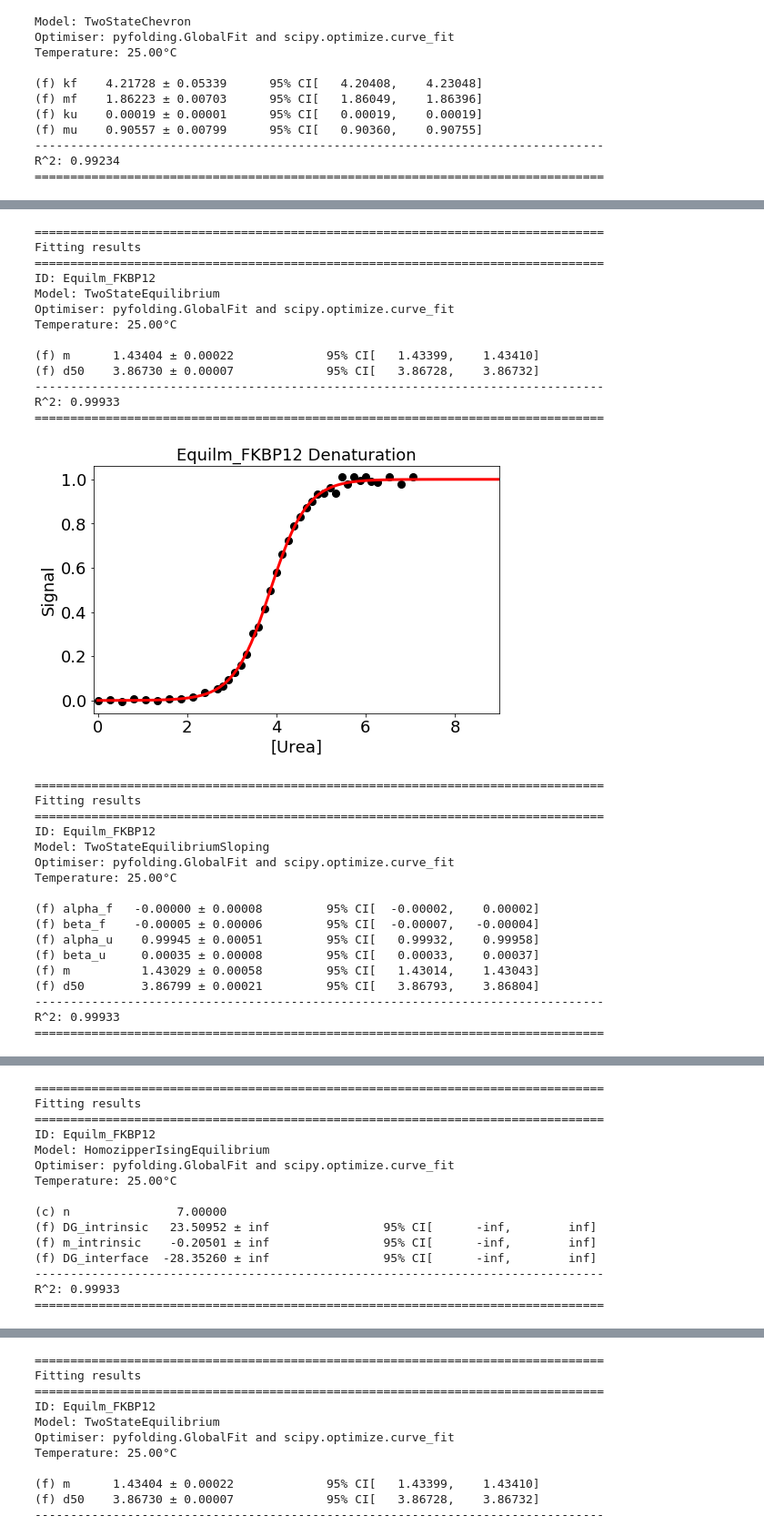
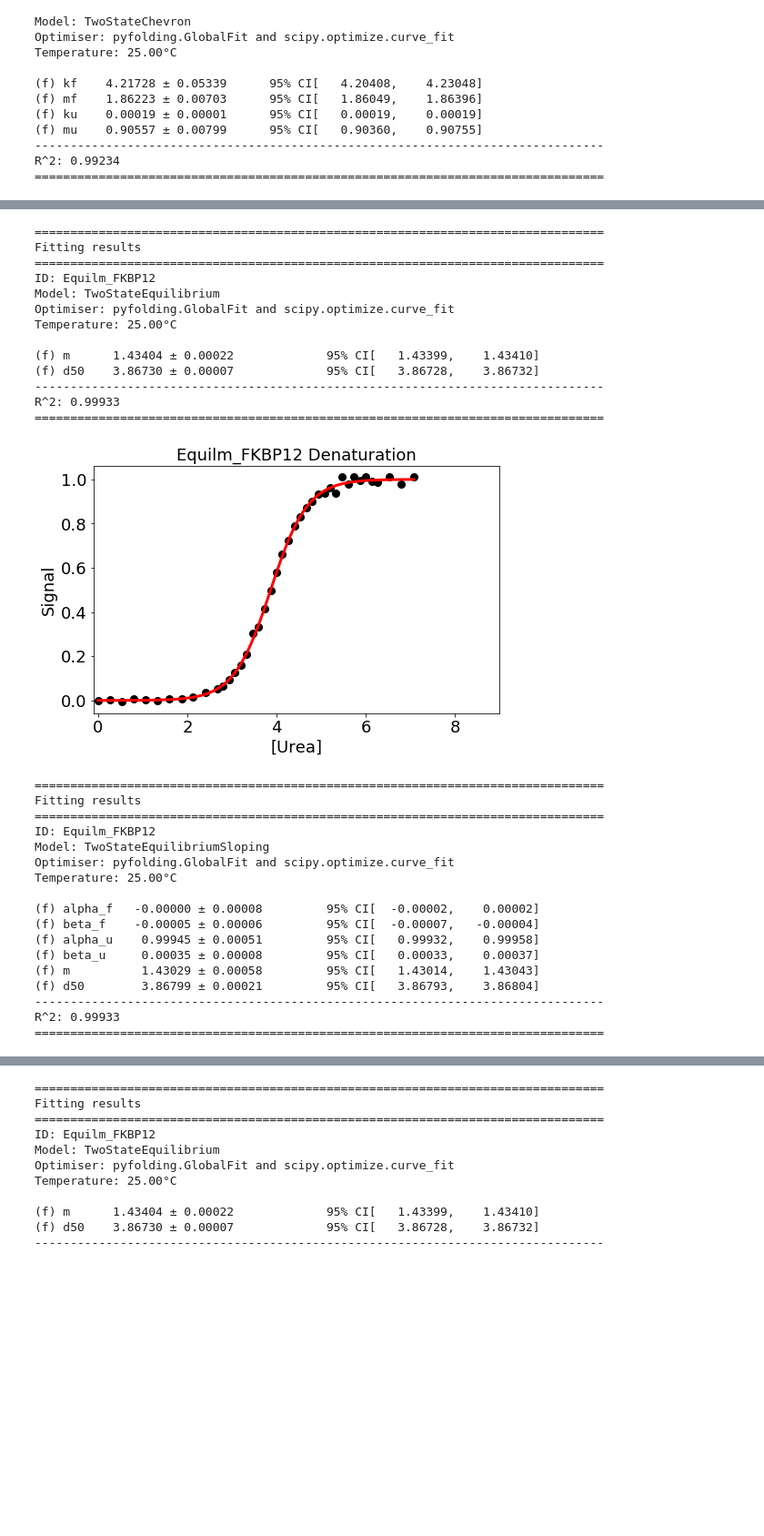
Before and after one commit to quantumjot/PyFolding, a Jupyter notebook: notebooks/SI1_FoldingModels1.ipynb, the cells around one changed output, grey strips where cells are left out. Shown at 91% size. Cells and saved outputs as stored; diff of their text form; code cells hidden in the pictures; blank space fills up the shorter version.

Commit message:
Update on most of the Notebooks. Spelling and fitting checked after quantumjot "under the hood" changes.

```diff
--- a/notebooks/SI1_FoldingModels1.ipynb
+++ b/notebooks/SI1_FoldingModels1.ipynb
@@ -306,29 +324,28 @@ pyfolding.plot_figure(Equilm_FKBP12, Kinetics_FKBP12, display=True)
 # %%
 # make a list of models to be used to fit
 models_to_fit = [models.TwoStateEquilibrium,
-                 models.TwoStateEquilibriumSloping,
-                 models.HomozipperIsingEquilibrium]
+                 models.TwoStateEquilibriumSloping]
 
 # and now lets fit them
 for model in models_to_fit:
     Equilm_FKBP12.fit_func = model
     Equilm_FKBP12.fit()
     Equilm_FKBP12.plot()
 # %% [output]
 ================================================================================
 Fitting results
 ================================================================================
 ID: Equilm_FKBP12
 Model: TwoStateEquilibrium
 Optimiser: pyfolding.GlobalFit and scipy.optimize.curve_fit
 Temperature: 25.00°C
 
 (f) m      1.43404 ± 0.00022             95% CI[   1.43399,    1.43410]
 (f) d50    3.86730 ± 0.00007             95% CI[   3.86728,    3.86732]
 --------------------------------------------------------------------------------
 R^2: 0.99933
 ================================================================================
-[figure, old version]
+[figure, new version]
 ================================================================================
 Fitting results
 ================================================================================
@@ -350,15 +366,0 @@ R^2: 0.99933
-================================================================================
-Fitting results
-================================================================================
-ID: Equilm_FKBP12
-Model: HomozipperIsingEquilibrium
-Optimiser: pyfolding.GlobalFit and scipy.optimize.curve_fit
-Temperature: 25.00°C
-
-(c) n               7.00000
-(f) DG_intrinsic   23.50952 ± inf                95% CI[      -inf,        inf]
-(f) m_intrinsic    -0.20501 ± inf                95% CI[      -inf,        inf]
-(f) DG_interface  -28.35260 ± inf                95% CI[      -inf,        inf]
---------------------------------------------------------------------------------
-R^2: 0.99933
-================================================================================
```
Also changed, not shown: parts of 32 cells of this notebook, 13 other files.
